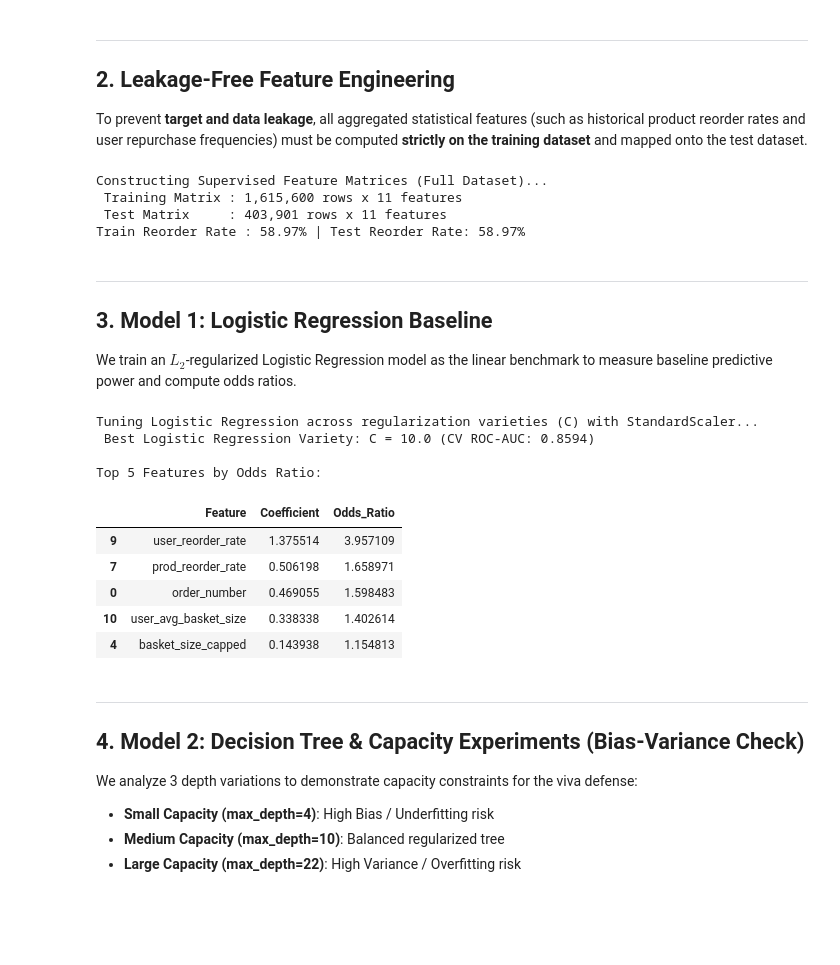
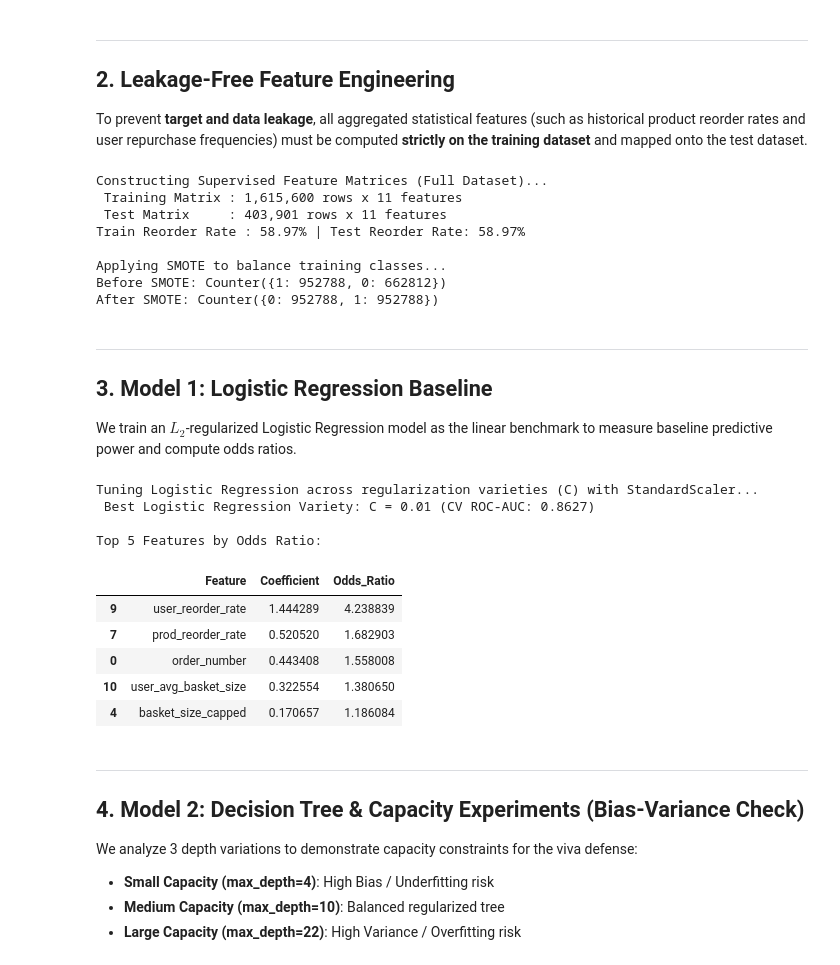
Before and after one commit to Chathuka-Pehesara/supermarket-basket-reorder-analytics, a Jupyter notebook: notebooks/03_reorder_prediction.ipynb, the cells around one changed output. Drawn from its saved outputs; the diff is of its cells as text; code cells hidden in the pictures; blank space fills up the shorter version.

```diff
--- a/notebooks/03_reorder_prediction.ipynb
+++ b/notebooks/03_reorder_prediction.ipynb
@@ -129,7 +145,7 @@ target_col = "reordered"
 # Ensure all feature columns exist
 available_cols = [c for c in feature_cols if c in df_train_feat.columns]
 
-# Construct full feature matrices directly without downsampling
+# Construct full feature matrices directly
 X_train = df_train_feat[available_cols].fillna(0)
 y_train = df_train_feat[target_col]
 
@@ -139,11 +155,24 @@ y_test = df_test_feat[target_col]
 print(f" Training Matrix : {X_train.shape[0]:,} rows x {X_train.shape[1]} features")
 print(f" Test Matrix     : {X_test.shape[0]:,} rows x {X_test.shape[1]} features")
 print(f"Train Reorder Rate : {y_train.mean()*100:.2f}% | Test Reorder Rate: {y_test.mean()*100:.2f}%")
+
+# --- APPLY SMOTE AFTER X_train & y_train ARE DEFINED ---
+print("\nApplying SMOTE to balance training classes...")
+print("Before SMOTE:", Counter(y_train))
+
+smote = SMOTE(random_state=42)
+X_train_res, y_train_res = smote.fit_resample(X_train, y_train)
+
+print("After SMOTE:", Counter(y_train_res))
 # %% [output]
 Constructing Supervised Feature Matrices (Full Dataset)...
  Training Matrix : 1,615,600 rows x 11 features
  Test Matrix     : 403,901 rows x 11 features
 Train Reorder Rate : 58.97% | Test Reorder Rate: 58.97%
+
+Applying SMOTE to balance training classes...
+Before SMOTE: Counter({1: 952788, 0: 662812})
+After SMOTE: Counter({0: 952788, 1: 952788})
 # %% [markdown]
 ---
 ## 3. Model 1: Logistic Regression Baseline
@@ -172,40 +201,40 @@ lr_param_grid = {
 }
 
 lr_search = GridSearchCV(
     estimator=lr_pipe,
     param_grid=lr_param_grid,
     cv=3,
     scoring="roc_auc",
     n_jobs=-1
 )
-lr_search.fit(X_train, y_train)
+lr_search.fit(X_train_res, y_train_res)
 
 # 2. Extract best pipeline model
 lr_model = lr_search.best_estimator_
 best_c = lr_search.best_params_["classifier__C"]
 print(f" Best Logistic Regression Variety: C = {best_c} (CV ROC-AUC: {lr_search.best_score_:.4f})")
 
 # 3. Extract Odds Ratios from the underlying classifier step
 fitted_classifier = lr_model.named_steps["classifier"]
 odds_df = pd.DataFrame({
     "Feature": available_cols,
     "Coefficient": fitted_classifier.coef_[0],
     "Odds_Ratio": np.exp(fitted_classifier.coef_[0])
 }).sort_values(by="Coefficient", ascending=False)
 
 print("\nTop 5 Features by Odds Ratio:")
 display(odds_df.head(5))
 # %% [output]
 Tuning Logistic Regression across regularization varieties (C) with StandardScaler...
- Best Logistic Regression Variety: C = 10.0 (CV ROC-AUC: 0.8594)
+ Best Logistic Regression Variety: C = 0.01 (CV ROC-AUC: 0.8627)
 
 Top 5 Features by Odds Ratio:
 |  | Feature | Coefficient | Odds_Ratio |
-| 9 | user_reorder_rate | 1.375514 | 3.957109 |
-| 7 | prod_reorder_rate | 0.506198 | 1.658971 |
-| 0 | order_number | 0.469055 | 1.598483 |
-| 10 | user_avg_basket_size | 0.338338 | 1.402614 |
-| 4 | basket_size_capped | 0.143938 | 1.154813 |
+| 9 | user_reorder_rate | 1.444289 | 4.238839 |
+| 7 | prod_reorder_rate | 0.520520 | 1.682903 |
+| 0 | order_number | 0.443408 | 1.558008 |
+| 10 | user_avg_basket_size | 0.322554 | 1.380650 |
+| 4 | basket_size_capped | 0.170657 | 1.186084 |
 # %% [markdown]
 ---
 ## 4. Model 2: Decision Tree & Capacity Experiments (Bias-Variance Check)
```
Also changed, not shown: parts of 10 cells of this notebook, 19 other files.
